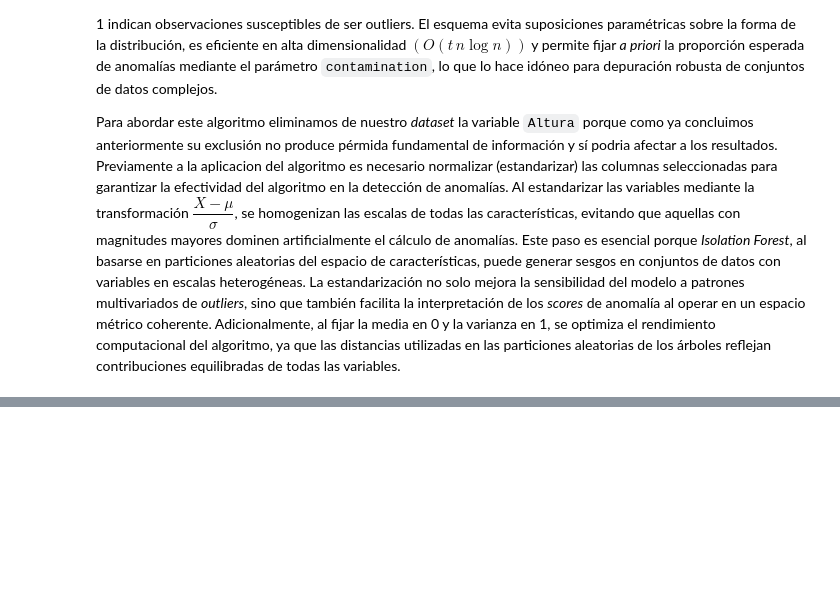
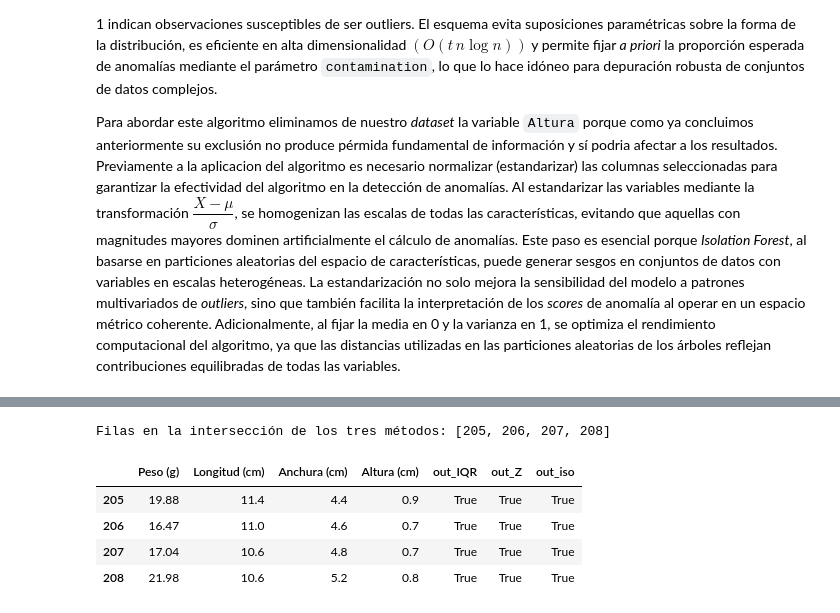
Before and after one commit to jalosu/FLATCLASS, a Jupyter notebook: content/01/Optimizacion.ipynb, the cells around one changed output, grey strips where cells are left out. Cells and saved outputs as stored; diff of their text form; code cells hidden in the pictures; blank space fills up the shorter version.

```diff
--- a/content/01/Optimizacion.ipynb
+++ b/content/01/Optimizacion.ipynb
@@ -305,0 +384,18 @@ Nº de outliers detectados: 36
+# %%
+# --------------------------------------------
+# 8.  Filtrado de los outliers coincidentes
+#     (IQR ∩ Z-Score ∩ Isolation Forest)
+# --------------------------------------------
+idx_common = sorted(set_iqr & set_z & set_if)   # 4 índices en intersección
+
+print(f"Filas en la intersección de los tres métodos: {idx_common}")
+
+outliers_common = df.loc[idx_common]            # sub-dataframe con los registros
+display(outliers_common)                        # Jupyter mostrará la tabla
+# %% [output]
+Filas en la intersección de los tres métodos: [205, 206, 207, 208]
+|  | Peso (g) | Longitud (cm) | Anchura (cm) | Altura (cm) | out_IQR | out_Z | out_iso |
+| 205 | 19.88 | 11.4 | 4.4 | 0.9 | True | True | True |
+| 206 | 16.47 | 11.0 | 4.6 | 0.7 | True | True | True |
+| 207 | 17.04 | 10.6 | 4.8 | 0.7 | True | True | True |
+| 208 | 21.98 | 10.6 | 5.2 | 0.8 | True | True | True |
```
Also changed, not shown: parts of 5 cells of this notebook, 2 other files.
